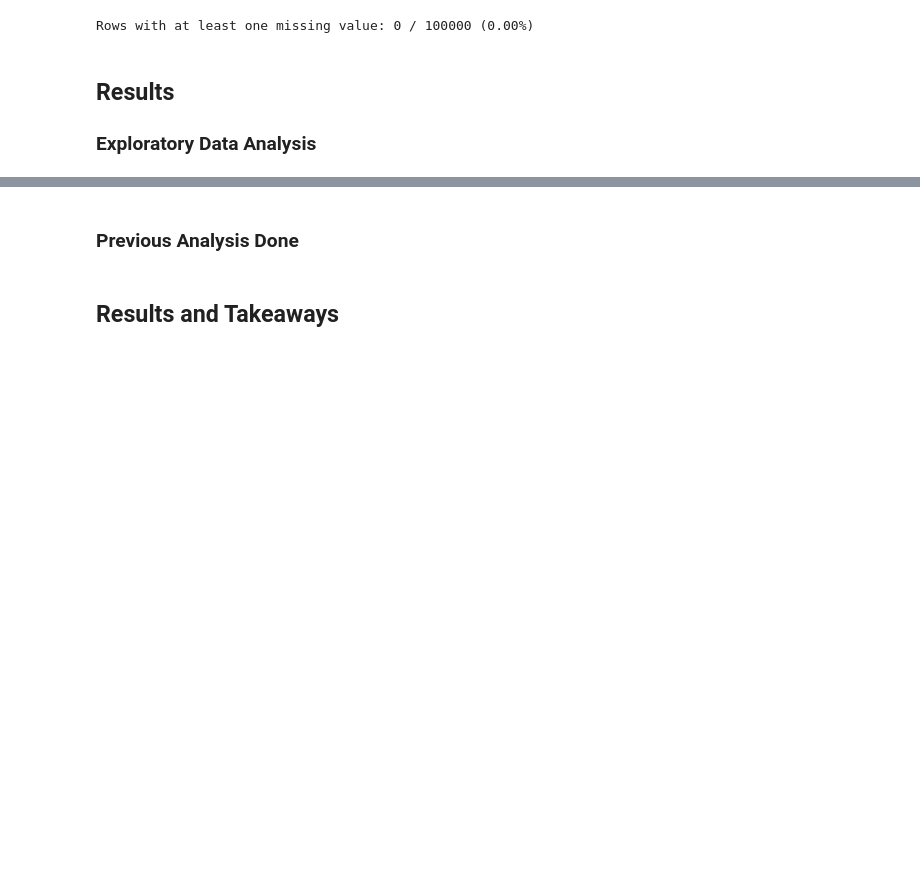
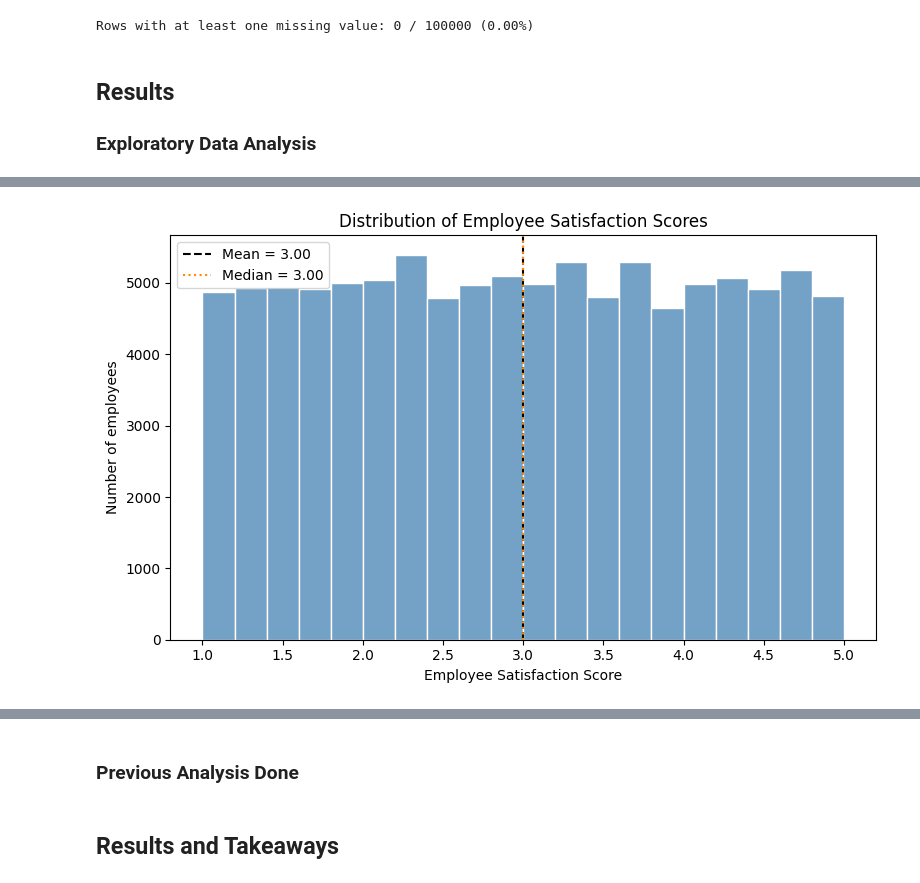
Before and after one commit to roxybehj/Math189_Group7, a Jupyter notebook: final_project.ipynb, the cells around one changed output, grey strips where cells are left out. Saved outputs shown, nothing was run; the diff lists cells and outputs as text; code cells hidden in the pictures; blank space fills up the shorter version.

```diff
--- a/final_project.ipynb
+++ b/final_project.ipynb
@@ -205,0 +213,27 @@ Rows with at least one missing value: 0 / 100000 (0.00%)
+# %%
+df_eda = df_raw.copy()
+
+if 'Employee_ID' in df_eda.columns:
+    df_eda = df_eda.set_index('Employee_ID')
+
+satisfaction_col = 'Employee_Satisfaction_Score'
+main_numeric_cols = [
+    satisfaction_col,
+    'Performance_Score',
+    'Promotions',
+    'Monthly_Salary',
+    'Years_At_Company',
+    'Work_Hours_Per_Week',
+    'Overtime_Hours',
+    'Training_Hours',
+    'Projects_Handled',
+    'Sick_Days',
+    'Team_Size',
+    'Age',
+    'Remote_Work_Frequency'
+]
+main_numeric_cols = [col for col in main_numeric_cols if col in df_eda.columns]
+
+summary_stats = df_eda[main_numeric_cols].describe().T
+summary_stats = summary_stats[['count', 'mean', 'std', 'min', '25%', '50%', '75%', 'max']].round(2)
+summary_stats
@@ -205,0 +426,14 @@ Rows with at least one missing value: 0 / 100000 (0.00%)
+# %%
+# Overall job satisfaction distribution.
+fig, ax = plt.subplots(figsize=(8, 5))
+sns.histplot(df_eda[satisfaction_col], bins=20, color='steelblue', edgecolor='white', ax=ax)
+ax.axvline(df_eda[satisfaction_col].mean(), color='black', linestyle='--', label=f"Mean = {df_eda[satisfaction_col].mean():.2f}")
+ax.axvline(df_eda[satisfaction_col].median(), color='darkorange', linestyle=':', label=f"Median = {df_eda[satisfaction_col].median():.2f}")
+ax.set_title('Distribution of Employee Satisfaction Scores')
+ax.set_xlabel('Employee Satisfaction Score')
+ax.set_ylabel('Number of employees')
+ax.legend()
+plt.tight_layout()
+plt.show()
+# %% [output]
+[figure, added]
```
Also changed, not shown: parts of 19 cells of this notebook.
